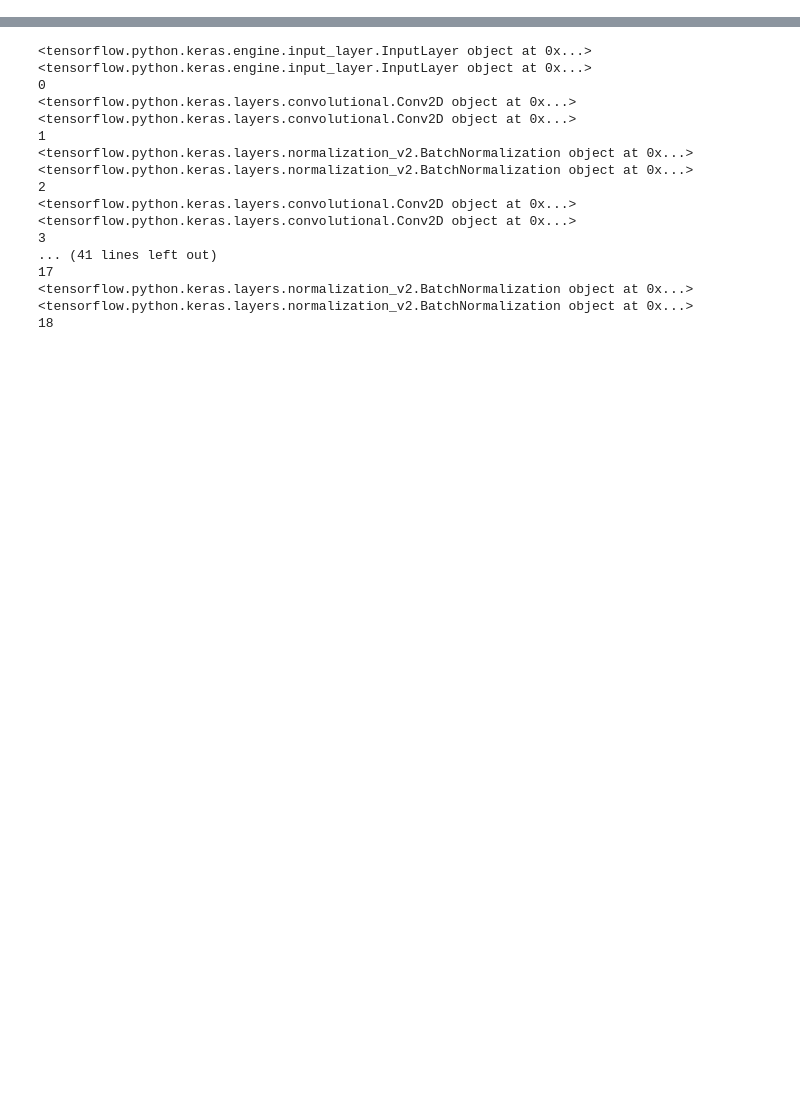
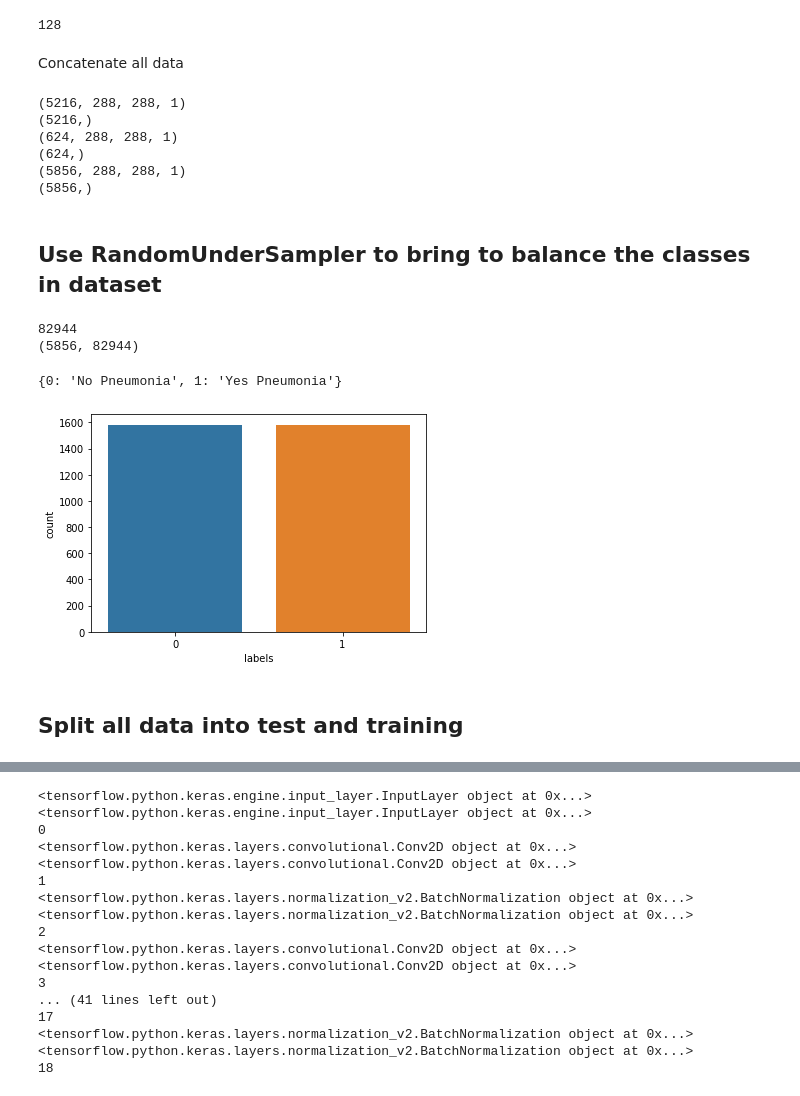
Before and after one commit to borodark/ie7860, a Jupyter notebook: Autoencoder + 2.ipynb, the cells around one changed output, grey strips where cells are left out. Drawn from its saved outputs; the diff is of its cells as text; code cells hidden in the pictures; blank space fills up the shorter version.

```diff
--- a/Autoencoder + 2.ipynb
+++ b/Autoencoder + 2.ipynb
@@ -231,0 +47,79 @@ print(num_classes)
+# %%
+## load data of converted images from NPZ
+X_train = np.load("X_train-pneunonia-grayscale-(5216, 288, 288, 1).npz")['arr_0']
+y_train = np.load("Y_train-pneunonia-grayscale-(5216, 288, 288, 1).npz")['arr_0']
+X_val = np.load("X_val-pneunonia-grayscale-(16, 288, 288, 1).npz")['arr_0']
+y_val = np.load("Y_val-pneunonia-grayscale-(16, 288, 288, 1).npz")['arr_0']
+X_test = np.load("X_test-pneunonia-grayscale-(624, 288, 288, 1).npz")['arr_0']
+y_test = np.load("Y_test-pneunonia-grayscale-(624, 288, 288, 1).npz")['arr_0']
+
+
+# Encode labels to hot vectors (ex : 2 -> [0,0,1,0,0,0,0,0,0,0])
+from keras.utils.np_utils import to_categorical
+y_trainHot = to_categorical(y_train, num_classes = 2)
+y_testHot = to_categorical(y_test, num_classes = 2)
+y_valHot = to_categorical(y_val, num_classes = 2)
+# %% [output]
+128
+# %% [markdown]
+Concatenate all data
+# %%
+print(X_train.shape)
+print(y_train.shape)
+print(X_test.shape)
+print(y_test.shape)
+X = np.concatenate((X_train, np.concatenate((X_test, X_val), axis=0)), axis=0)
+Y = np.concatenate((y_train, np.concatenate((y_test, y_val), axis=0)), axis=0)
+
+print(X.shape)
+print(Y.shape)
+# %% [output]
+(5216, 288, 288, 1)
+(5216,)
+(624, 288, 288, 1)
+(624,)
+(5856, 288, 288, 1)
+(5856,)
+# %% [markdown]
+## Use RandomUnderSampler to bring to balance the classes in dataset
+# %%
+# Deal with imbalanced class sizes
+# Make Data 1D for compatability upsampling methods
+from imblearn.under_sampling import RandomUnderSampler
+import pandas as pd
+X_ = X.shape[1]*X.shape[2]*X.shape[3]
+print(X_)
+X_Flat = X.reshape(X.shape[0], X_)
+print(X_Flat.shape)
+
+src_size  = 288
+ros = RandomUnderSampler(sampling_strategy='auto')
+X_ros, Y_ros = ros.fit_sample(X_Flat, Y)
+# Encode labels to hot vectors (ex : 2 -> [0,0,1,0,0,0,0,0,0,0])
+Y_ros_hot = to_categorical(Y_ros, num_classes = 2)
+# Make Data 2D again
+height, width, channels = src_size,src_size,1
+for i in range(len(X_ros)):
+    X_ = X_ros.reshape(len(X_ros),height,width,channels)
+# %% [output]
+82944
+(5856, 82944)
+# %%
+# Plot Label Distribution
+dfRos = pd.DataFrame()
+dfRos["labels"]=Y_ros
+labRos = dfRos['labels']
+df = pd.DataFrame()
+df["labels"]=y_train
+lab = df['labels']
+dist = lab.value_counts()
+distRos = lab.value_counts()
+# Plot Label Distribution
+import seaborn
+seaborn.countplot(labRos)
+print({0: 'No Pneumonia', 1: 'Yes Pneumonia'})
+# %% [output]
+{0: 'No Pneumonia', 1: 'Yes Pneumonia'}
+[figure, added]
+# %% [markdown]
+## Split all data into test and training
```
Also changed, not shown: parts of 71 cells of this notebook, 2 other files.
